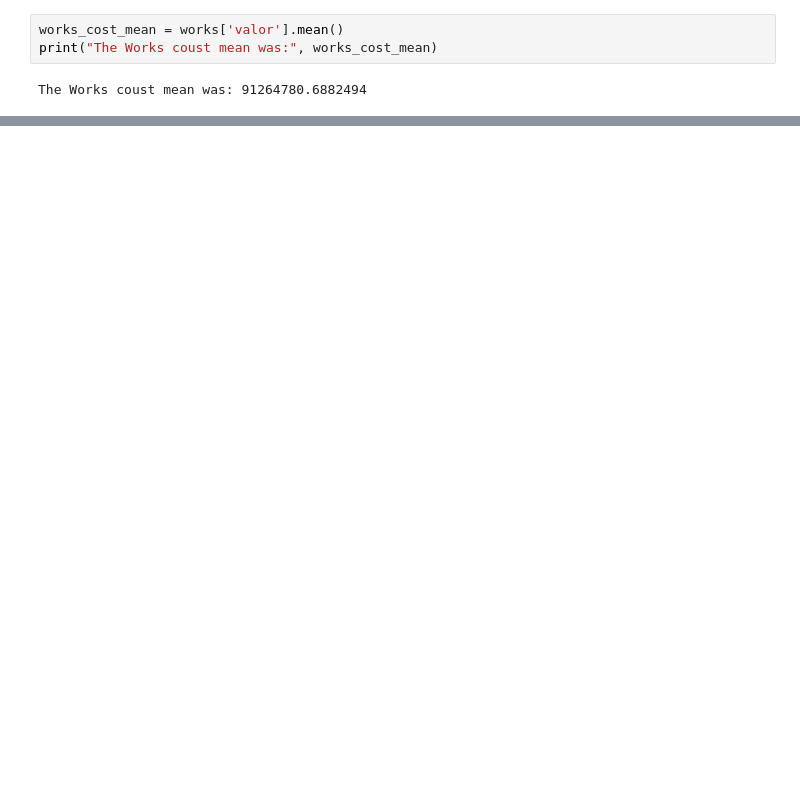
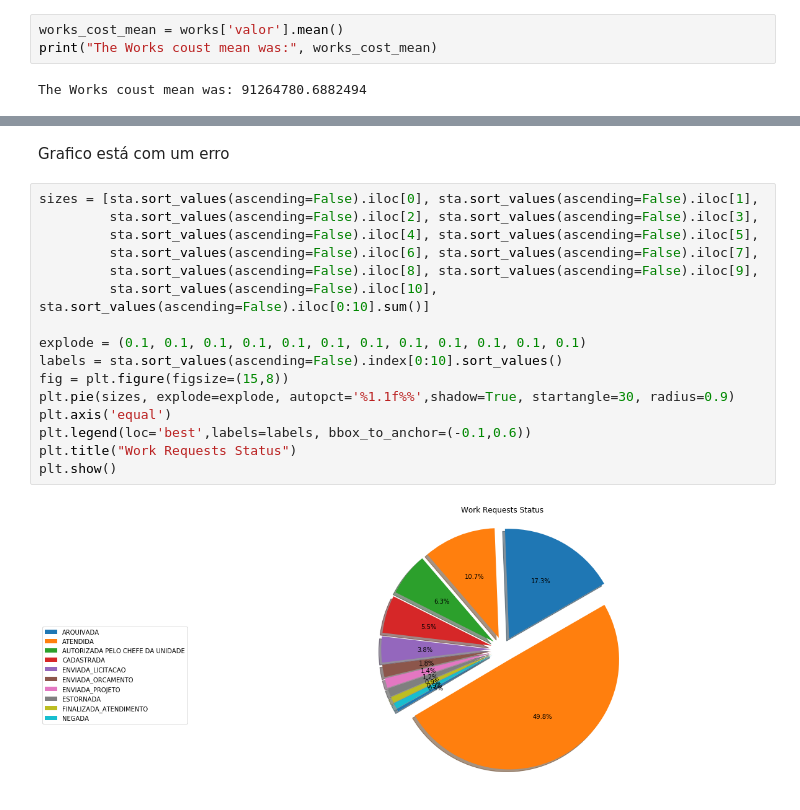
Before and after one commit to ozielalves/Financas_IMD, a Jupyter notebook: Oziel.ipynb, the cells around one changed output, grey strips where cells are left out. Drawn from its saved outputs; the diff is of its cells as text; blank space fills up the shorter version.

```diff
--- a/Oziel.ipynb
+++ b/Oziel.ipynb
@@ -198,0 +190,20 @@ Name: status, dtype: int64
+# %% [markdown]
+Grafico está com um erro
+# %%
+sizes = [sta.sort_values(ascending=False).iloc[0], sta.sort_values(ascending=False).iloc[1],
+         sta.sort_values(ascending=False).iloc[2], sta.sort_values(ascending=False).iloc[3],
+         sta.sort_values(ascending=False).iloc[4], sta.sort_values(ascending=False).iloc[5],
+         sta.sort_values(ascending=False).iloc[6], sta.sort_values(ascending=False).iloc[7],
+         sta.sort_values(ascending=False).iloc[8], sta.sort_values(ascending=False).iloc[9],
+         sta.sort_values(ascending=False).iloc[10], sta.sort_values(ascending=False).iloc[0:10].sum()]
+
+explode = (0.1, 0.1, 0.1, 0.1, 0.1, 0.1, 0.1, 0.1, 0.1, 0.1, 0.1, 0.1)
+labels = sta.sort_values(ascending=False).index[0:10].sort_values()
+fig = plt.figure(figsize=(15,8))
+plt.pie(sizes, explode=explode, autopct='%1.1f%%',shadow=True, startangle=30, radius=0.9)
+plt.axis('equal')
+plt.legend(loc='best',labels=labels, bbox_to_anchor=(-0.1,0.6))
+plt.title("Work Requests Status")
+plt.show()
+# %% [output]
+[figure, added]
```
Also changed, not shown: parts of 9 cells of this notebook.
